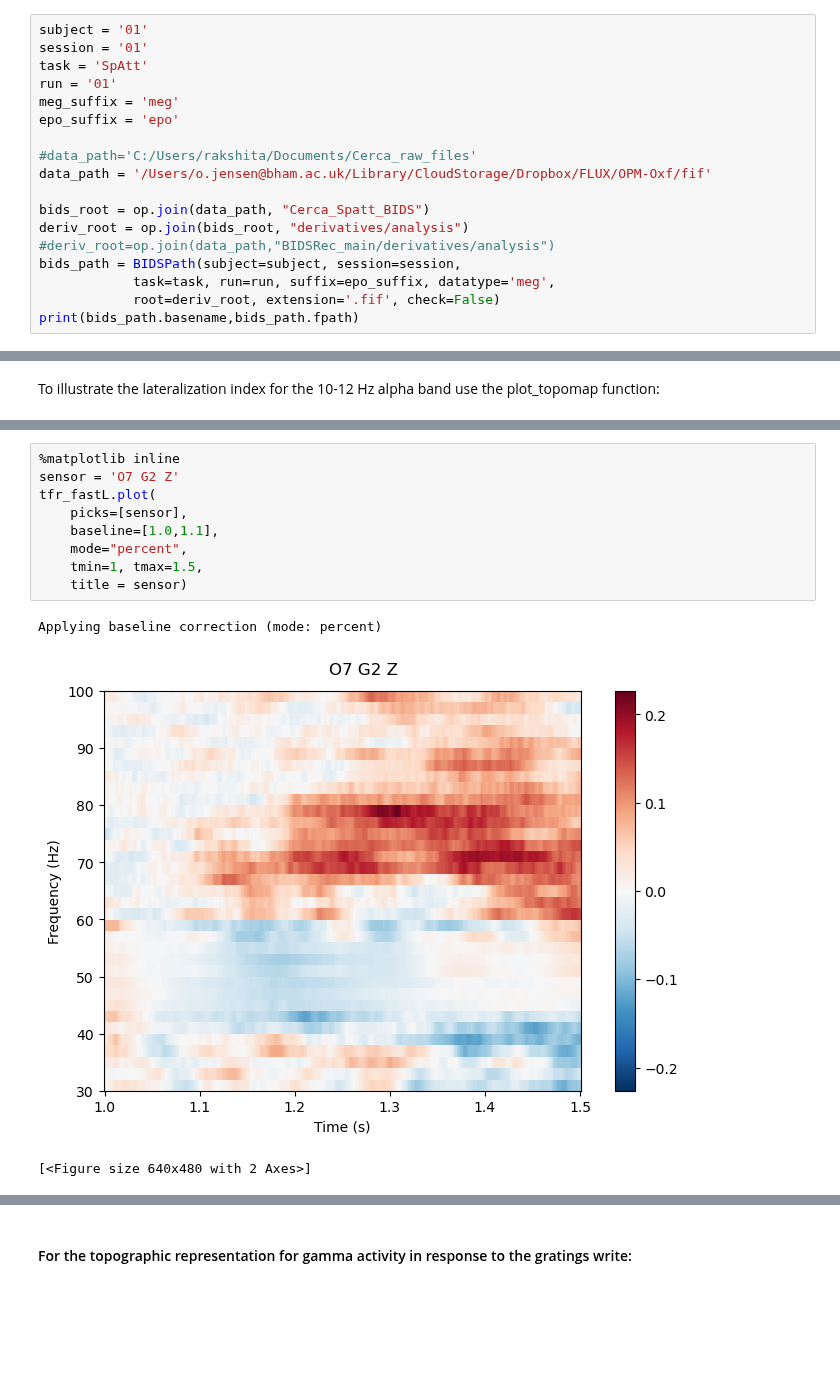
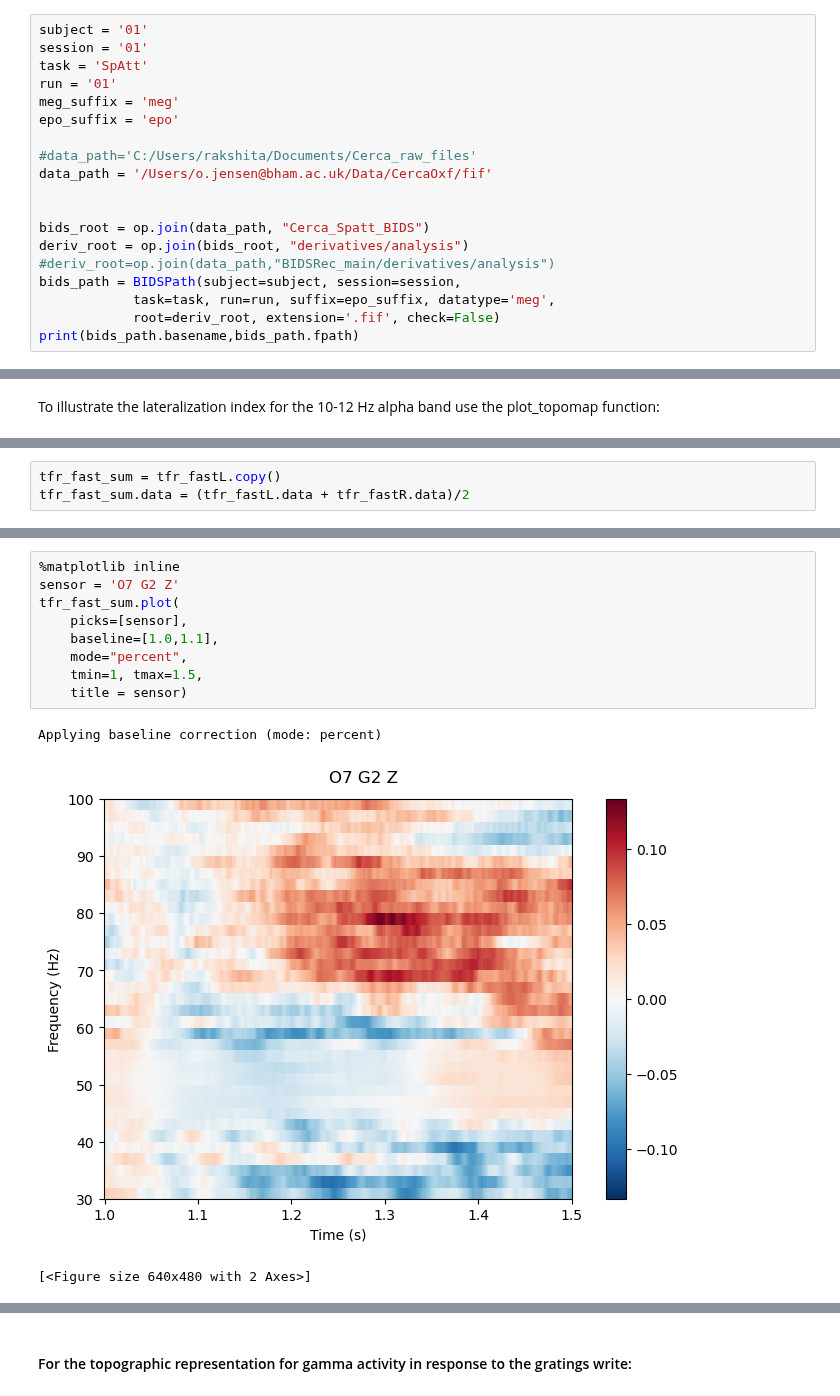
Before and after one commit to laurabpaulsen/Cerca, a Jupyter notebook: Time_Frequency.ipynb, the cells around one changed output, grey strips where cells are left out. Cells and saved outputs as stored; diff of their text form; blank space fills up the shorter version.

```diff
--- a/Time_Frequency.ipynb
+++ b/Time_Frequency.ipynb
@@ -38,7 +42,8 @@ meg_suffix = 'meg'
 epo_suffix = 'epo'
 
 #data_path='C:/Users/rakshita/Documents/Cerca_raw_files'
-data_path = '/Users/o.jensen@bham.ac.uk/Library/CloudStorage/Dropbox/FLUX/OPM-Oxf/fif'
+data_path = '/Users/o.jensen@bham.ac.uk/Data/CercaOxf/fif'
+
 
 bids_root = op.join(data_path, "Cerca_Spatt_BIDS")
 deriv_root = op.join(bids_root, "derivatives/analysis")
@@ -298 +292,4 @@ tfr_fastR =  epochsR.compute_tfr(
+# %%
+tfr_fast_sum = tfr_fastL.copy()
+tfr_fast_sum.data = (tfr_fastL.data + tfr_fastR.data)/2
 # %% [markdown]
@@ -300,13 +297,13 @@ Then plot the TFR for a posterior sensor and the left cue with respect to the gr
 # %%
 %matplotlib inline
 sensor = 'O7 G2 Z'
-tfr_fastL.plot(
+tfr_fast_sum.plot(
     picks=[sensor],
     baseline=[1.0,1.1],
     mode="percent",
     tmin=1, tmax=1.5,
     title = sensor)
 # %% [output]
 Applying baseline correction (mode: percent)
-[figure, old version]
+[figure, new version]
 [<Figure size 640x480 with 2 Axes>]
```
Also changed, not shown: parts of 29 cells of this notebook.
